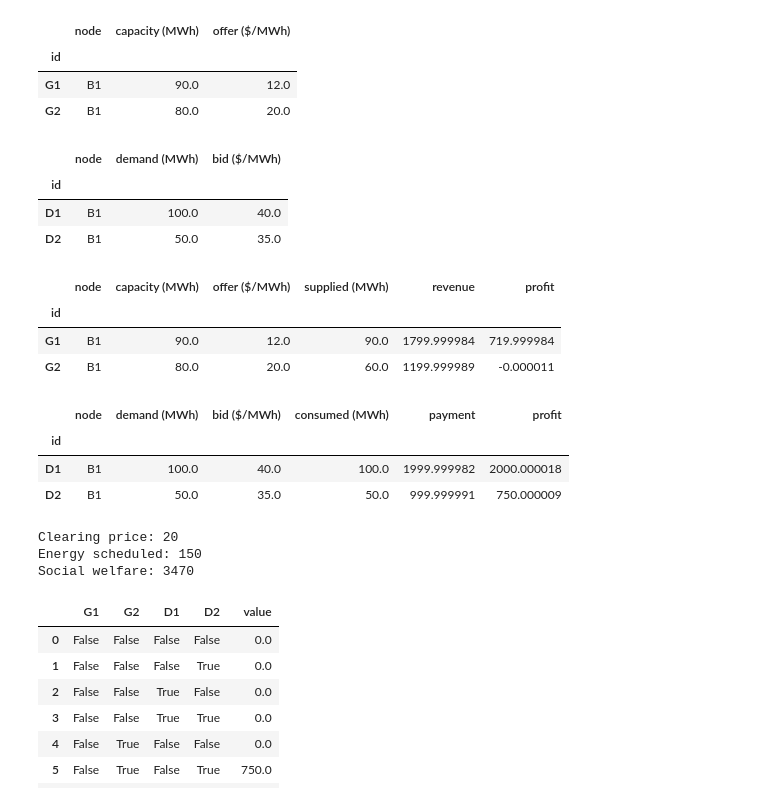
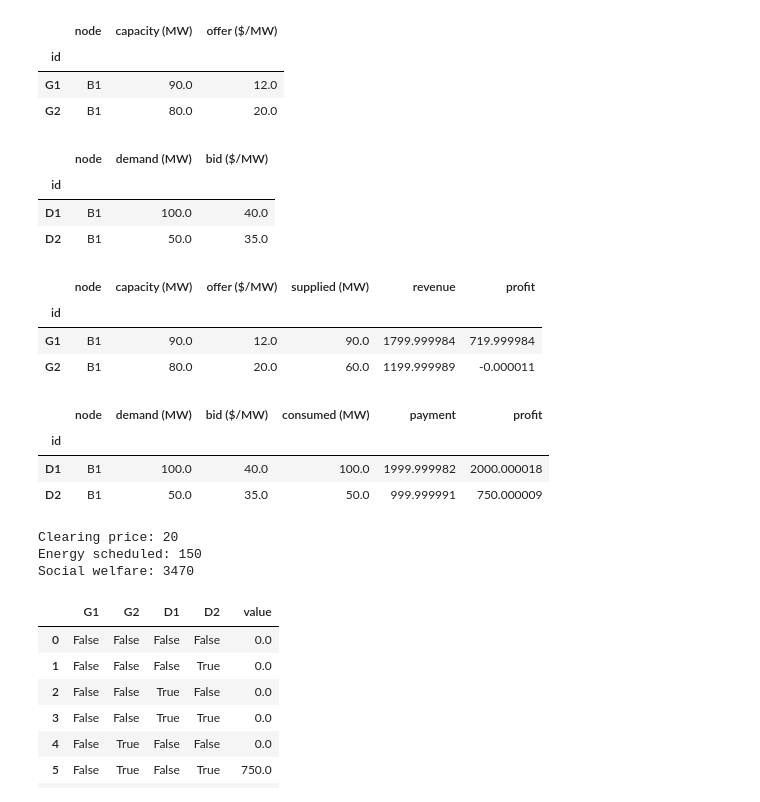
Before and after one commit to drakesiard/power, a Jupyter notebook: dtu31792/lect4ex1.ipynb, the cells around one changed output. Cells and saved outputs as stored; diff of their text form; code cells hidden in the pictures.

Commit message:
Fix confusion of energy and power

```diff
--- a/dtu31792/lect4ex1.ipynb
+++ b/dtu31792/lect4ex1.ipynb
@@ -18,12 +18,12 @@ nnodes = len(nodes)
 # %%
 supply = pd.DataFrame([
     ['G1', 'B1', 90., 12.],
     ['G2', 'B1', 80., 20.],
-], columns=['id', 'node', 'capacity (MWh)', 'offer ($/MWh)']).set_index('id')
+], columns=['id', 'node', 'capacity (MW)', 'offer ($/MW)']).set_index('id')
 assert supply.node.isin(nodes).all()
 supply
 # %% [output]
-|  | node | capacity (MWh) | offer ($/MWh) |
+|  | node | capacity (MW) | offer ($/MW) |
 | id |  |  |  |
 | G1 | B1 | 90.0 | 12.0 |
 | G2 | B1 | 80.0 | 20.0 |
@@ -31,11 +31,11 @@ supply
 demand = pd.DataFrame([
     ['D1', 'B1', 100., 40.],
     ['D2', 'B1', 50., 35.],
-], columns=['id', 'node', 'demand (MWh)', 'bid ($/MWh)']).set_index('id')
+], columns=['id', 'node', 'demand (MW)', 'bid ($/MW)']).set_index('id')
 assert demand.node.isin(nodes).all()
 demand
 # %% [output]
-|  | node | demand (MWh) | bid ($/MWh) |
+|  | node | demand (MW) | bid ($/MW) |
 | id |  |  |  |
 | D1 | B1 | 100.0 | 40.0 |
 | D2 | B1 | 50.0 | 35.0 |
@@ -77,14 +77,14 @@ result = solve(supply, demand)
 display(result.supply)
 display(result.demand)
 print('Clearing price: {:g}'.format(result.price))
-print('Energy scheduled: {:g}'.format(result.demand['consumed (MWh)'].sum()))
+print('Energy scheduled: {:g}'.format(result.demand['consumed (MW)'].sum()))
 print('Social welfare: {:g}'.format(result.welfare))
 # %% [output]
-|  | node | capacity (MWh) | offer ($/MWh) | supplied (MWh) | revenue | profit |
+|  | node | capacity (MW) | offer ($/MW) | supplied (MW) | revenue | profit |
 | id |  |  |  |  |  |  |
 | G1 | B1 | 90.0 | 12.0 | 90.0 | 1799.999984 | 719.999984 |
 | G2 | B1 | 80.0 | 20.0 | 60.0 | 1199.999989 | -0.000011 |
-|  | node | demand (MWh) | bid ($/MWh) | consumed (MWh) | payment | profit |
+|  | node | demand (MW) | bid ($/MW) | consumed (MW) | payment | profit |
 | id |  |  |  |  |  |  |
 | D1 | B1 | 100.0 | 40.0 | 100.0 | 1999.999982 | 2000.000018 |
 | D2 | B1 | 50.0 | 35.0 | 50.0 | 999.999991 | 750.000009 |
```
Also changed, not shown: parts of 2 cells of this notebook, 3 other files.
